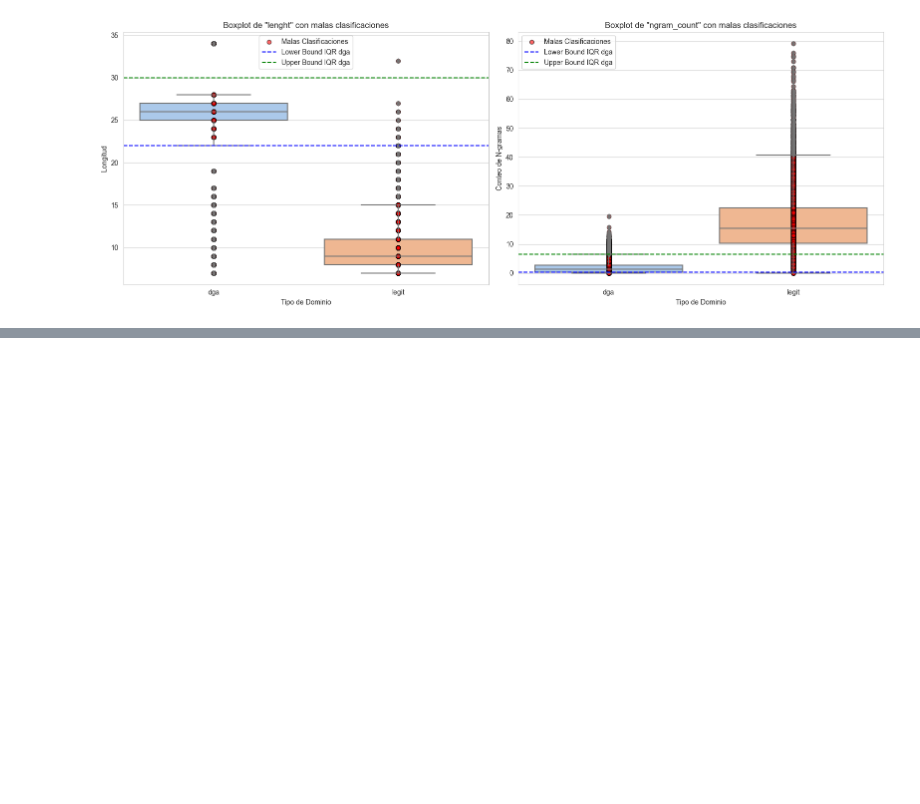
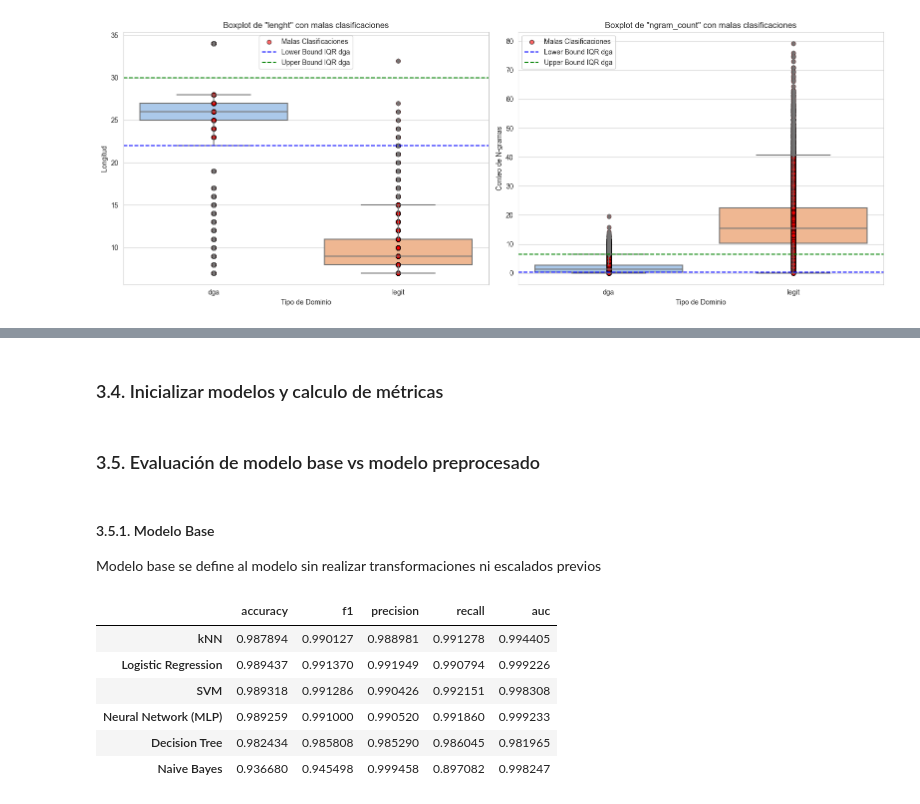
Before and after one commit to jpheredia/DGA_Classification, a Jupyter notebook: Project_notebook.ipynb, the cells around one changed output, grey strips where cells are left out. Drawn from its saved outputs; the diff is of its cells as text; code cells hidden in the pictures; blank space fills up the shorter version.

```diff
--- a/Project_notebook.ipynb
+++ b/Project_notebook.ipynb
@@ -569,0 +743,51 @@ Finalmente, aunque los resultados iniciales sugieren que, aunque el IQR es útil
+# %% [markdown]
+### 3.4. Inicializar modelos y calculo de métricas
+# %%
+# Inicializar los modelos
+models = {
+    'kNN': KNeighborsClassifier(),
+    'Logistic Regression': LogisticRegression(),
+    'SVM': SVC(probability=True),  # Habilitamos la probabilidad para el cálculo de AUC
+    'Neural Network (MLP)': MLPClassifier(max_iter=500),
+    'Decision Tree': DecisionTreeClassifier(),
+    'Naive Bayes': GaussianNB()
+}
+
+# Crear los scorers personalizados para cada métrica
+scorers = {
+    'accuracy': make_scorer(accuracy_score),
+    'f1': make_scorer(f1_score, pos_label=0),  # Enfocar en la clase 0 (DGA)
+    'precision': make_scorer(precision_score, pos_label=0),  # Enfocar en la clase 0 (DGA)
+    'recall': make_scorer(recall_score, pos_label=0),  # Enfocar en la clase 0 (DGA)
+    'auc': make_scorer(roc_auc_score, needs_proba=True)  # AUC generalmente no necesita especificar una clase
+}
+# %% [markdown]
+### 3.5. Evaluación de modelo base vs modelo preprocesado
+# %% [markdown]
+#### 3.5.1. Modelo Base
+
+Modelo base se define al modelo sin realizar transformaciones ni escalados previos
+# %%
+results = {}
+
+# Evaluar los modelos con Cross Validation para los 3 escenarios a evaluar
+for model_name, model in models.items():
+    # Evaluar con cross_val_score para cada métrica
+    scores = {metric: cross_val_score(model, X_train, y_train_encoded, cv=5, scoring=scorer).mean()
+              for metric, scorer in scorers.items()}
+
+    # Guardar los resultados en el diccionario
+    results[model_name] = scores
+
+# Convertir el diccionario de resultados en un DataFrame
+results_df_no_preprocess = pd.DataFrame(results).T
+
+results_df_no_preprocess
+# %% [output]
+|  | accuracy | f1 | precision | recall | auc |
+| kNN | 0.987894 | 0.990127 | 0.988981 | 0.991278 | 0.994405 |
+| Logistic Regression | 0.989437 | 0.991370 | 0.991949 | 0.990794 | 0.999226 |
+| SVM | 0.989318 | 0.991286 | 0.990426 | 0.992151 | 0.998308 |
+| Neural Network (MLP) | 0.989259 | 0.991000 | 0.990520 | 0.991860 | 0.999233 |
+| Decision Tree | 0.982434 | 0.985808 | 0.985290 | 0.986045 | 0.981965 |
+| Naive Bayes | 0.936680 | 0.945498 | 0.999458 | 0.897082 | 0.998247 |
```
Also changed, not shown: parts of 23 cells of this notebook, 6 other files.
